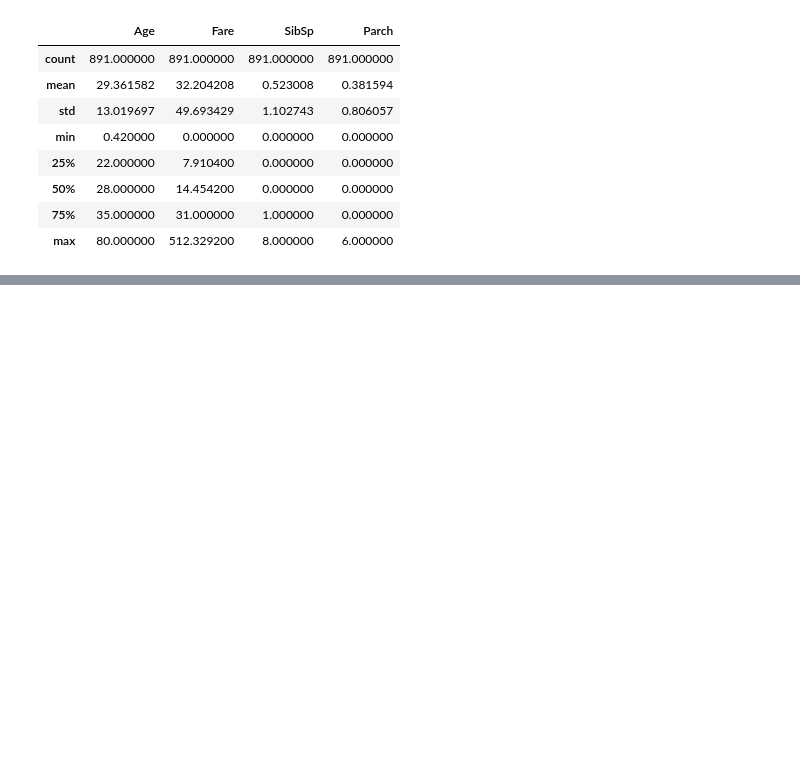
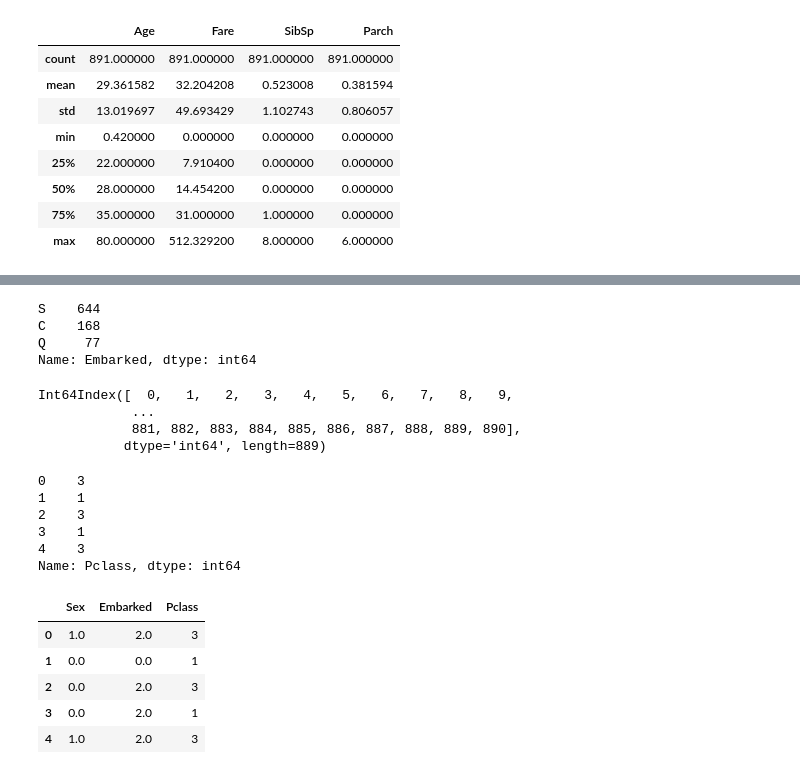
Before and after one commit to Shredder42/titanic, a Jupyter notebook: analysis.ipynb, the cells around one changed output, grey strips where cells are left out. Saved outputs shown, nothing was run; the diff lists cells and outputs as text; code cells hidden in the pictures; blank space fills up the shorter version.

```diff
--- a/analysis.ipynb
+++ b/analysis.ipynb
@@ -234,0 +261,3 @@ Handle Catego
+# %%
+train_cats_chars = train_cats.drop('Pclass', axis=1)
+train_cats_chars.head()
@@ -234,0 +271,4 @@ Handle Catego
+# %%
+ordinal_encoder = OrdinalEncoder()
+train_cats_chars_encoded = ordinal_encoder.fit_transform(train_cats_chars)
+train_cats_chars_encoded[:10]
@@ -234,0 +286,36 @@ Handle Catego
+# %%
+train_cats_chars['Embarked'].value_counts()
+# %% [output]
+S    644
+C    168
+Q     77
+Name: Embarked, dtype: int64
+# %%
+train_cats_chars.index
+# %% [output]
+Int64Index([  0,   1,   2,   3,   4,   5,   6,   7,   8,   9,
+            ...
+            881, 882, 883, 884, 885, 886, 887, 888, 889, 890],
+           dtype='int64', length=889)
+# %%
+train_cats_chars_df = pd.DataFrame(train_cats_chars_encoded, columns=train_cats_chars.columns, index=train_cats_chars.index)
+# %%
+pclass = train_cats['Pclass']
+pclass.head()
+# %% [output]
+0    3
+1    1
+2    3
+3    1
+4    3
+Name: Pclass, dtype: int64
+# %%
+encoded_cats = train_cats_chars_df.merge(pclass.to_frame(), left_index=True, right_index=True)
+encoded_cats.head()
+# %% [output]
+|  | Sex | Embarked | Pclass |
+| 0 | 1.0 | 2.0 | 3 |
+| 1 | 0.0 | 0.0 | 1 |
+| 2 | 0.0 | 2.0 | 3 |
+| 3 | 0.0 | 2.0 | 1 |
+| 4 | 1.0 | 2.0 | 3 |
```
Also changed, not shown: parts of 8 cells of this notebook.
